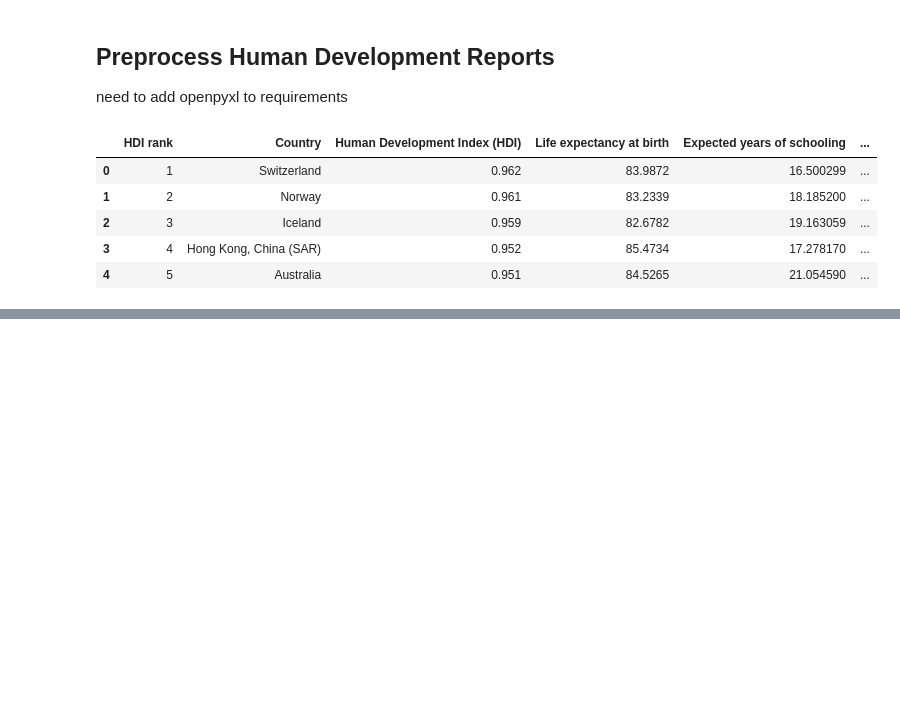
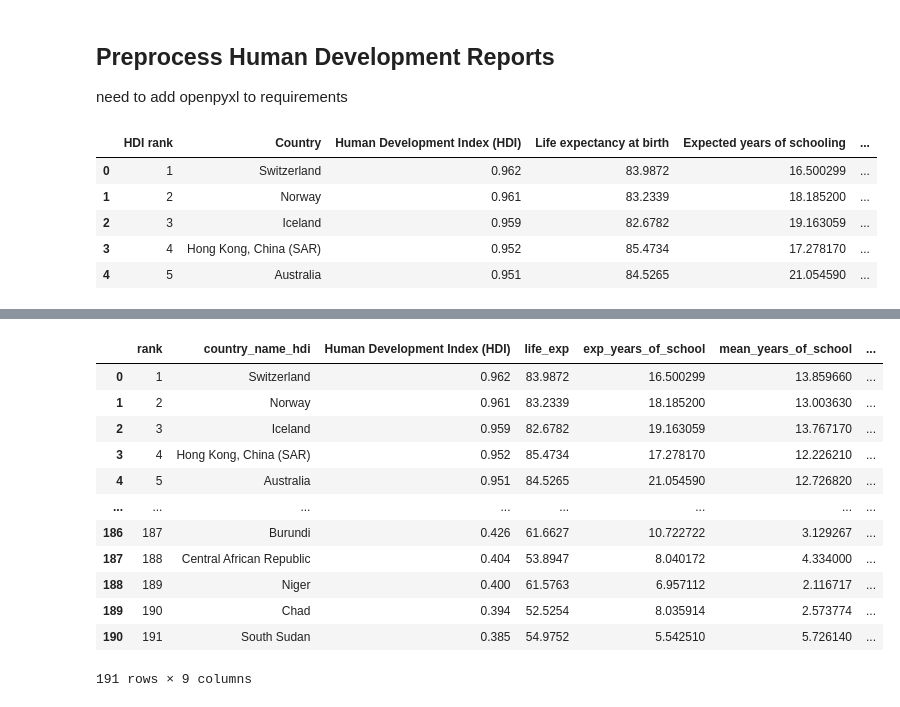
Before and after one commit to JackBeerman/GDP, a Jupyter notebook: GDP.ipynb, the cells around one changed output, grey strips where cells are left out. Drawn from its saved outputs; the diff is of its cells as text; code cells hidden in the pictures; blank space fills up the shorter version.

```diff
--- a/GDP.ipynb
+++ b/GDP.ipynb
@@ -86,0 +326,17 @@ hdi.head()
+# %%
+hdi = hdi.rename(columns={"HDI rank": "rank","Country": "country_name_hdi", "Human Development Index (HDI)": "hdi", "Life expectancy at birth": 'life_exp', "Expected years of schooling": 'exp_years_of_school', "Mean years of schooling": 'mean_years_of_school', "Gross national income (GNI) per capita": 'gni', "GNI per capita rank minus HDI rank": 'gni_minus_hdi', "Previous HDI rank": 'old_hdi' })
+hdi
+# %% [output]
+|  | rank | country_name_hdi | Human Development Index (HDI) | life_exp | exp_years_of_school | mean_years_of_school | ... |
+| 0 | 1 | Switzerland | 0.962 | 83.9872 | 16.500299 | 13.859660 | ... |
+| 1 | 2 | Norway | 0.961 | 83.2339 | 18.185200 | 13.003630 | ... |
+| 2 | 3 | Iceland | 0.959 | 82.6782 | 19.163059 | 13.767170 | ... |
+| 3 | 4 | Hong Kong, China (SAR) | 0.952 | 85.4734 | 17.278170 | 12.226210 | ... |
+| 4 | 5 | Australia | 0.951 | 84.5265 | 21.054590 | 12.726820 | ... |
+| ... | ... | ... | ... | ... | ... | ... | ... |
+| 186 | 187 | Burundi | 0.426 | 61.6627 | 10.722722 | 3.129267 | ... |
+| 187 | 188 | Central African Republic | 0.404 | 53.8947 | 8.040172 | 4.334000 | ... |
+| 188 | 189 | Niger | 0.400 | 61.5763 | 6.957112 | 2.116717 | ... |
+| 189 | 190 | Chad | 0.394 | 52.5254 | 8.035914 | 2.573774 | ... |
+| 190 | 191 | South Sudan | 0.385 | 54.9752 | 5.542510 | 5.726140 | ... |
+191 rows × 9 columns
```
Also changed, not shown: parts of 59 cells of this notebook.
